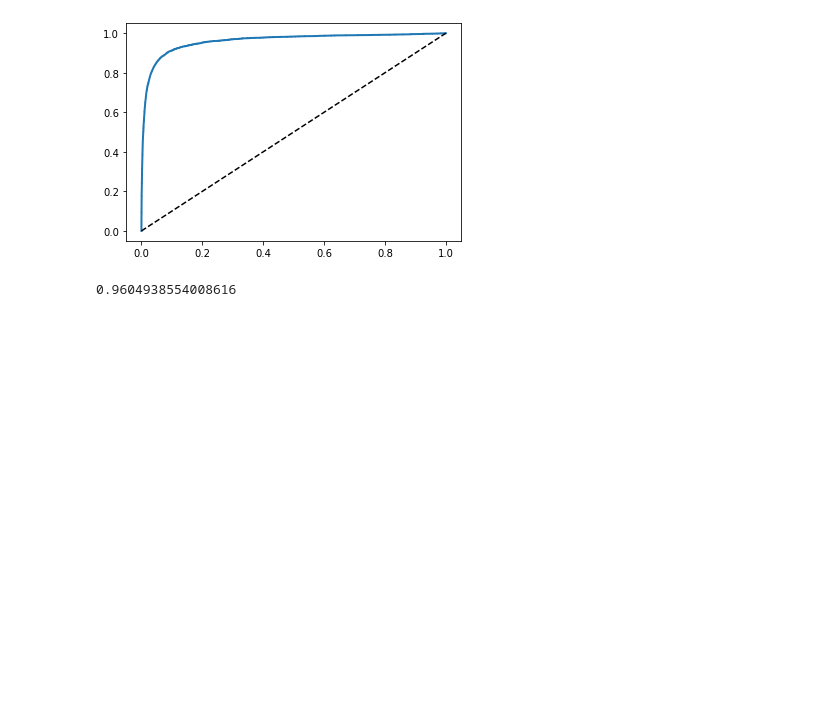
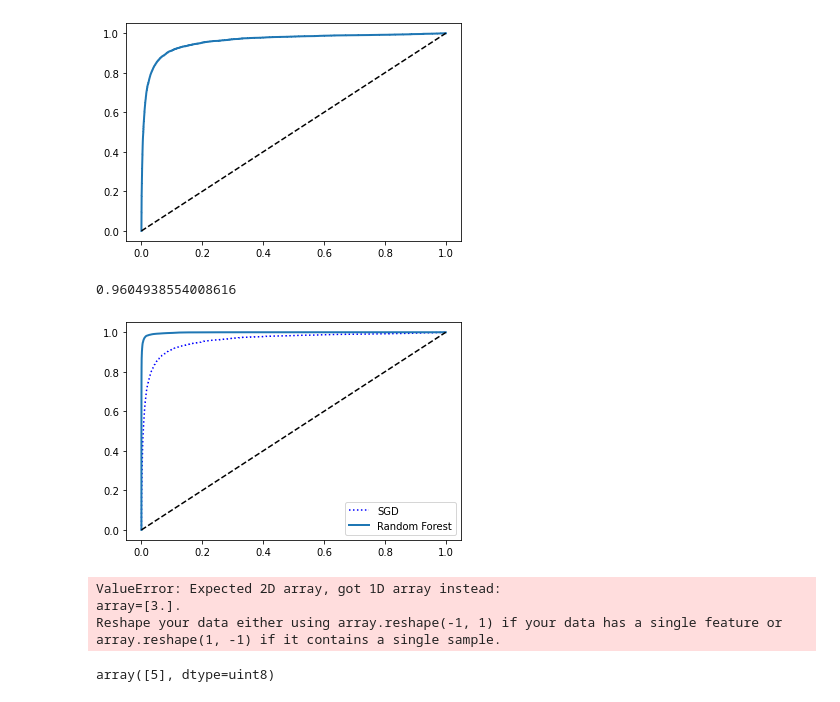
Before and after one commit to mwanakijiji/ml, a Jupyter notebook: notebooks_for_development/chpt_3_a_to_z.ipynb, the cells around one changed output. Saved outputs shown, nothing was run; the diff lists cells and outputs as text; code cells hidden in the pictures; blank space fills up the shorter version.

```diff
--- a/notebooks_for_development/chpt_3_a_to_z.ipynb
+++ b/notebooks_for_development/chpt_3_a_to_z.ipynb
@@ -134,0 +139,14 @@ roc_auc_score(y_train_5, y_scores)
+# %%
+forest_clf = RandomForestClassifier(random_state=42)
+y_probas_forest = cross_val_predict(forest_clf, X_train, y_train_5, cv=3, method="predict_proba")
+# %%
+y_scores_forest = y_probas_forest[:,1]
+fpr_forest, tpr_forest, thresholds_forest = roc_curve(y_train_5,y_scores_forest)
+# %%
+plt.clf()
+plt.plot(fpr, tpr, "b:", label="SGD")
+plot_roc_curve(fpr_forest, tpr_forest, "Random Forest")
+plt.legend(loc="lower right")
+plt.show()
+# %% [output]
+[figure, added]
@@ -134,0 +155,11 @@ roc_auc_score(y_train_5, y_scores)
+# %%
+svm_clf = SVC()
+svm_clf.fit(X_train, y_train)
+# %% [output]
+ValueError: Expected 2D array, got 1D array instead:
+array=[3.].
+Reshape your data either using array.reshape(-1, 1) if your data has a single feature or array.reshape(1, -1) if it contains a single sample.
+# %%
+svm_clf.predict([some_digit])
+# %% [output]
+array([5], dtype=uint8)
```
Also changed, not shown: parts of 3 cells of this notebook.
